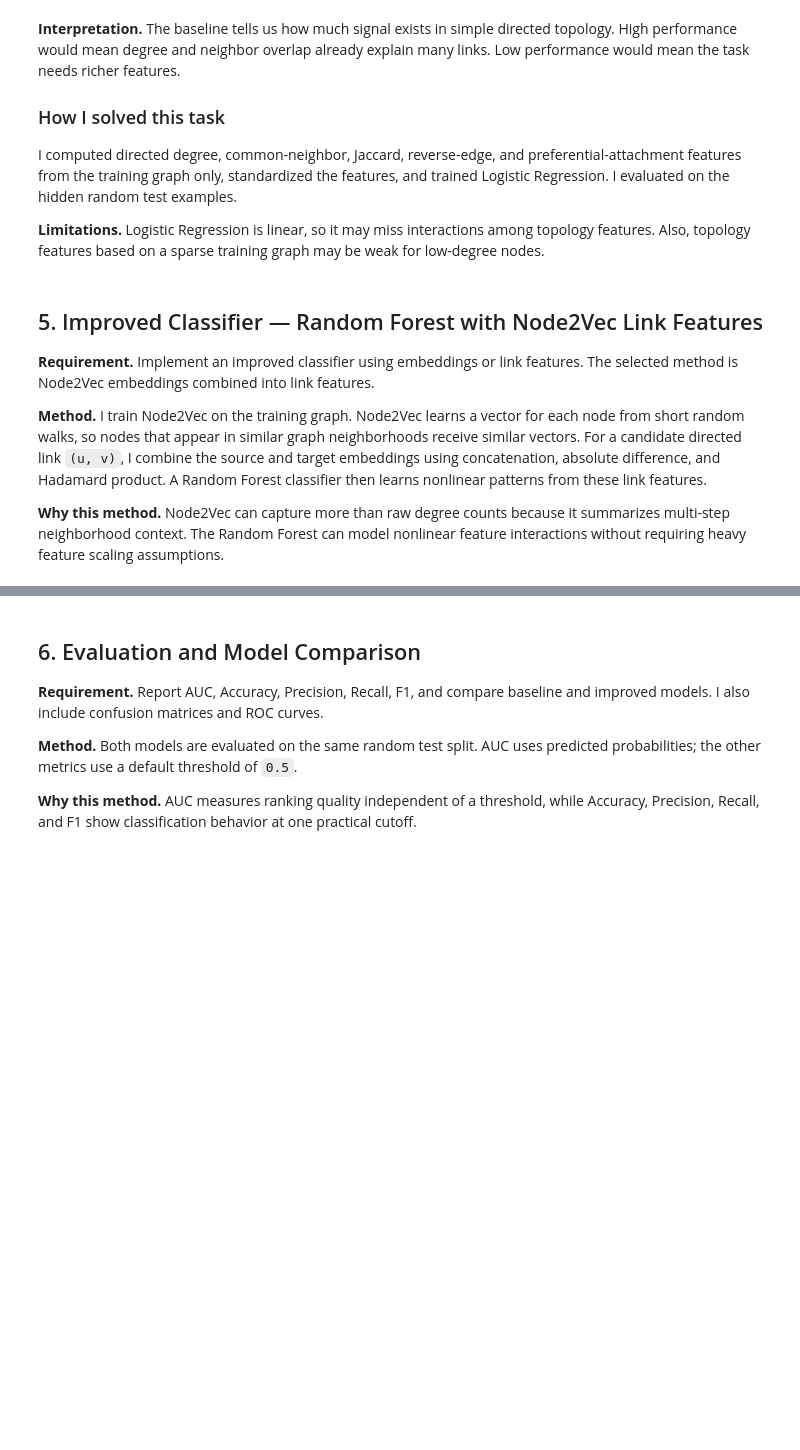
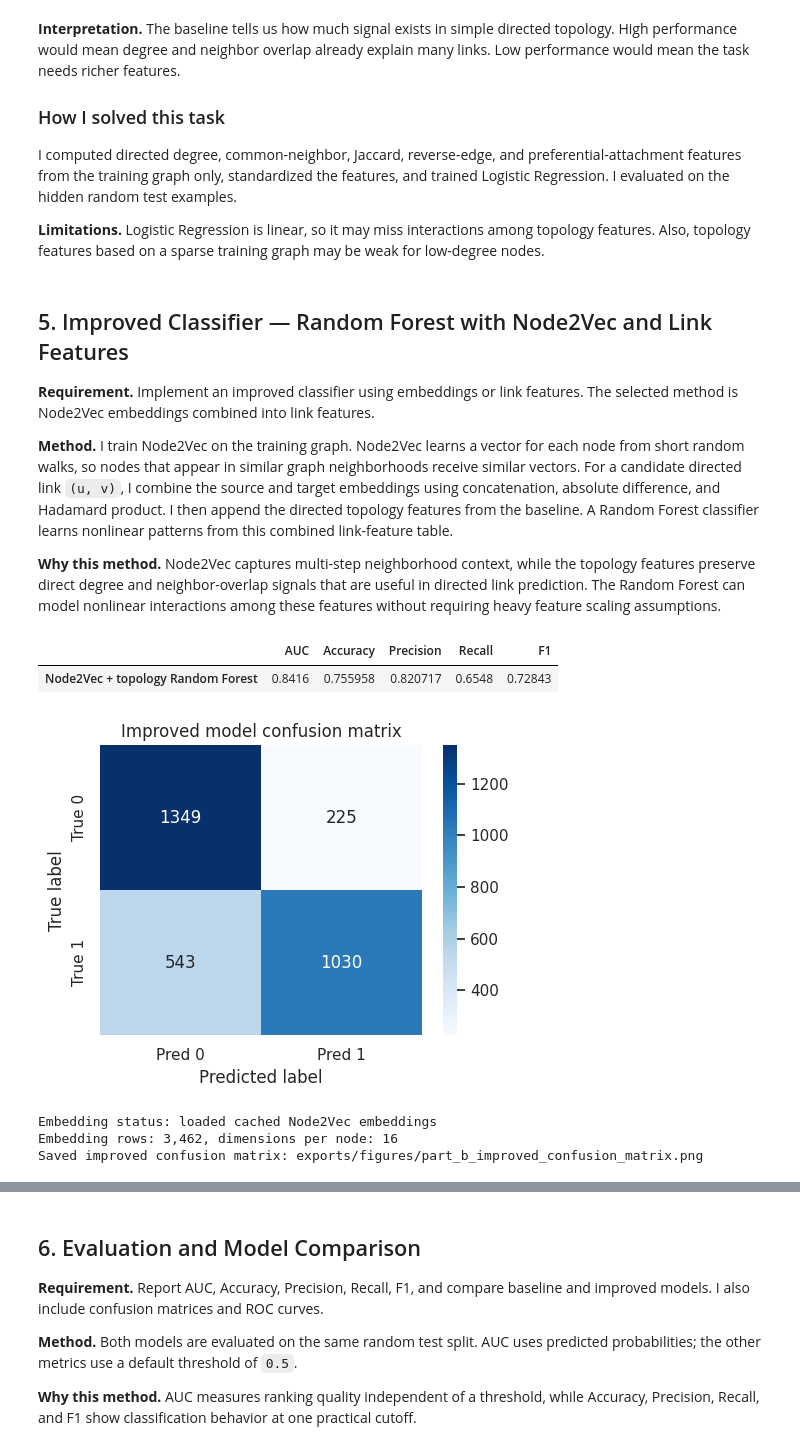
Before and after one commit to Bershco/ds-course-network-analysis, a Jupyter notebook: notebooks/part_b.ipynb, the cells around one changed output, grey strips where cells are left out. Saved outputs shown, nothing was run; the diff lists cells and outputs as text; code cells hidden in the pictures; blank space fills up the shorter version.

Commit message:
Execute Part B link prediction notebook

```diff
--- a/notebooks/part_b.ipynb
+++ b/notebooks/part_b.ipynb
@@ -366,13 +415,13 @@ I computed directed degree, common-neighbor, Jaccard, reverse-edge, and preferen
 
 **Limitations.** Logistic Regression is linear, so it may miss interactions among topology features. Also, topology features based on a sparse training graph may be weak for low-degree nodes.
 # %% [markdown]
-## 5. Improved Classifier — Random Forest with Node2Vec Link Features
+## 5. Improved Classifier — Random Forest with Node2Vec and Link Features
 
 **Requirement.** Implement an improved classifier using embeddings or link features. The selected method is Node2Vec embeddings combined into link features.
 
-**Method.** I train Node2Vec on the training graph. Node2Vec learns a vector for each node from short random walks, so nodes that appear in similar graph neighborhoods receive similar vectors. For a candidate directed link `(u, v)`, I combine the source and target embeddings using concatenation, absolute difference, and Hadamard product. A Random Forest classifier then learns nonlinear patterns from these link features.
+**Method.** I train Node2Vec on the training graph. Node2Vec learns a vector for each node from short random walks, so nodes that appear in similar graph neighborhoods receive similar vectors. For a candidate directed link `(u, v)`, I combine the source and target embeddings using concatenation, absolute difference, and Hadamard product. I then append the directed topology features from the baseline. A Random Forest classifier learns nonlinear patterns from this combined link-feature table.
 
-**Why this method.** Node2Vec can capture more than raw degree counts because it summarizes multi-step neighborhood context. The Random Forest can model nonlinear feature interactions without requiring heavy feature scaling assumptions.
+**Why this method.** Node2Vec captures multi-step neighborhood context, while the topology features preserve direct degree and neighbor-overlap signals that are useful in directed link prediction. The Random Forest can model nonlinear interactions among these features without requiring heavy feature scaling assumptions.
 # %%
 NODE2VEC_DIMENSIONS = 16
 NODE2VEC_WALK_LENGTH = 12
@@ -408,36 +457,45 @@ def node2vec_link_features(pairs_df: pd.DataFrame) -> pd.DataFrame:
     rows = []
     for row in pairs_df.itertuples(index=False):
         src_vec = embedding_lookup.get(str(row.src), zero_vec)
         dst_vec = embedding_lookup.get(str(row.dst), zero_vec)
         combined = np.concatenate([src_vec, dst_vec, np.abs(src_vec - dst_vec), src_vec * dst_vec])
         rows.append(combined)
     columns = (
         [f"src_emb_{i}" for i in range(NODE2VEC_DIMENSIONS)]
         + [f"dst_emb_{i}" for i in range(NODE2VEC_DIMENSIONS)]
         + [f"absdiff_emb_{i}" for i in range(NODE2VEC_DIMENSIONS)]
         + [f"hadamard_emb_{i}" for i in range(NODE2VEC_DIMENSIONS)]
     )
     return pd.DataFrame(rows, columns=columns)
 
 X_train_emb = node2vec_link_features(train_df)
 X_test_emb = node2vec_link_features(test_df)
+X_train_improved = pd.concat([X_train_emb.reset_index(drop=True), X_train_base.reset_index(drop=True)], axis=1)
+X_test_improved = pd.concat([X_test_emb.reset_index(drop=True), X_test_base.reset_index(drop=True)], axis=1)
 
 improved_model = RandomForestClassifier(
-    n_estimators=250,
+    n_estimators=400,
     max_depth=None,
-    min_samples_leaf=2,
+    min_samples_leaf=1,
     n_jobs=-1,
     random_state=RANDOM_SEED,
     class_weight="balanced_subsample",
 )
-improved_model.fit(X_train_emb, y_train)
-improved_scores = improved_model.predict_proba(X_test_emb)[:, 1]
+improved_model.fit(X_train_improved, y_train)
+improved_scores = improved_model.predict_proba(X_test_improved)[:, 1]
 improved_metrics = evaluate_predictions(y_test, improved_scores)
-improved_metrics_df = pd.DataFrame([improved_metrics], index=["Node2Vec Random Forest"])
+improved_metrics_df = pd.DataFrame([improved_metrics], index=["Node2Vec + topology Random Forest"])
 display(improved_metrics_df)
 
 improved_cm_path = plot_confusion(y_test, improved_scores, "Improved model confusion matrix", "part_b_improved_confusion_matrix.png")
 print(f"Embedding status: {embedding_status}")
 print(f"Embedding rows: {len(embedding_lookup):,}, dimensions per node: {NODE2VEC_DIMENSIONS}")
 print(f"Saved improved confusion matrix: {improved_cm_path.relative_to(PROJECT_ROOT)}")
+# %% [output]
+|  | AUC | Accuracy | Precision | Recall | F1 |
+| Node2Vec + topology Random Forest | 0.8416 | 0.755958 | 0.820717 | 0.6548 | 0.72843 |
+[figure, added]
+Embedding status: loaded cached Node2Vec embeddings
+Embedding rows: 3,462, dimensions per node: 16
+Saved improved confusion matrix: exports/figures/part_b_improved_confusion_matrix.png
 # %% [markdown]
```
Also changed, not shown: parts of 10 cells of this notebook.
